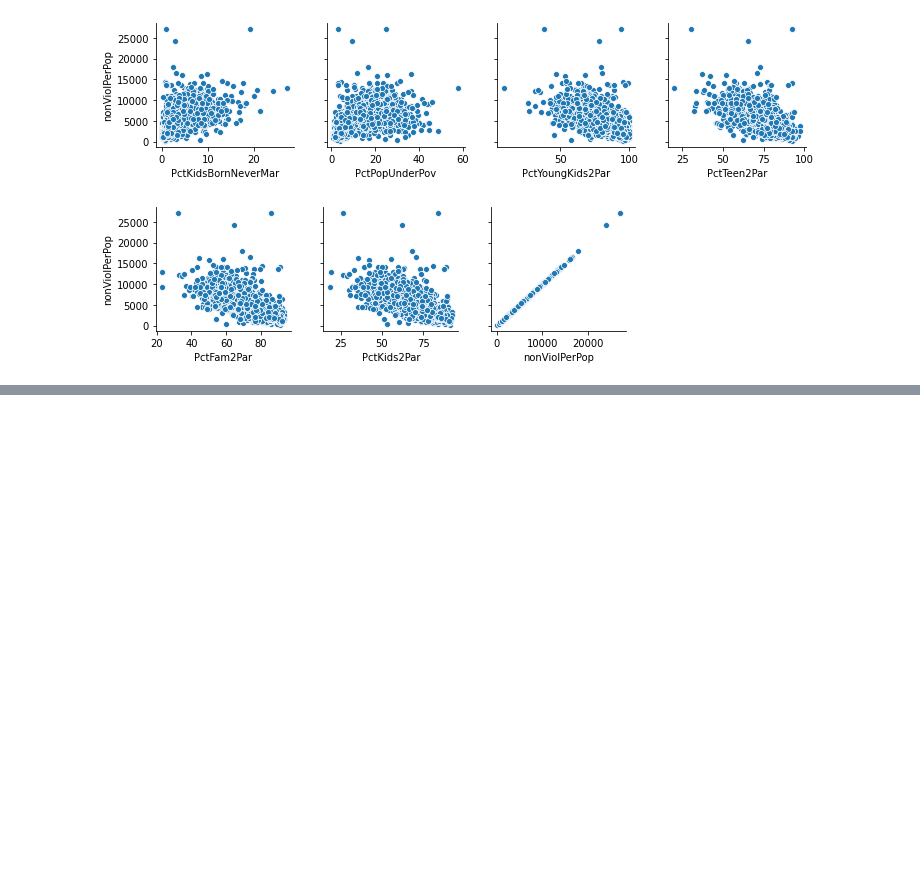
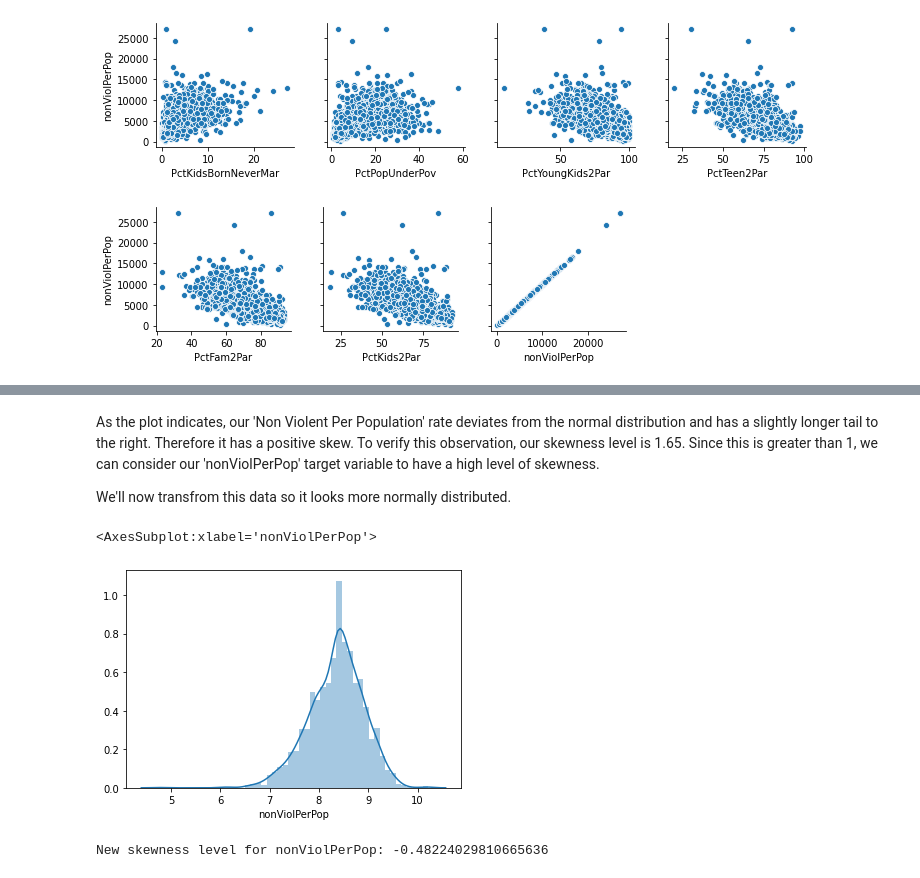
Before and after one commit to Kasheme/Data-Science, a Jupyter notebook: US-Crime-Communities/US Crime Notebook EDA.ipynb, the cells around one changed output, grey strips where cells are left out. Drawn from its saved outputs; the diff is of its cells as text; code cells hidden in the pictures; blank space fills up the shorter version.

```diff
--- a/US-Crime-Communities/US Crime Notebook EDA.ipynb
+++ b/US-Crime-Communities/US Crime Notebook EDA.ipynb
@@ -381,0 +495,14 @@ for i in range(0, len(top_features_nonviol_cols[:12]), 4):
+# %% [markdown]
+As the plot indicates, our 'Non Violent Per Population' rate deviates from the normal distribution and has a slightly longer tail to the right. Therefore it has a positive skew. To verify this observation, our skewness level is 1.65. Since this is greater than 1, we can consider our 'nonViolPerPop' target variable to have a high level of skewness.
+
+We'll now transfrom this data so it looks more normally distributed.
+# %%
+nV_log_transformed = np.log(data.nonViolPerPop)
+sns.distplot(nV_log_transformed)
+# %% [output]
+<AxesSubplot:xlabel='nonViolPerPop'>
+[figure, added]
+# %%
+print(f"New skewness level for nonViolPerPop: {nV_log_transformed.skew()}")
+# %% [output]
+New skewness level for nonViolPerPop: -0.48224029810665636
```
Also changed, not shown: parts of 31 cells of this notebook.
